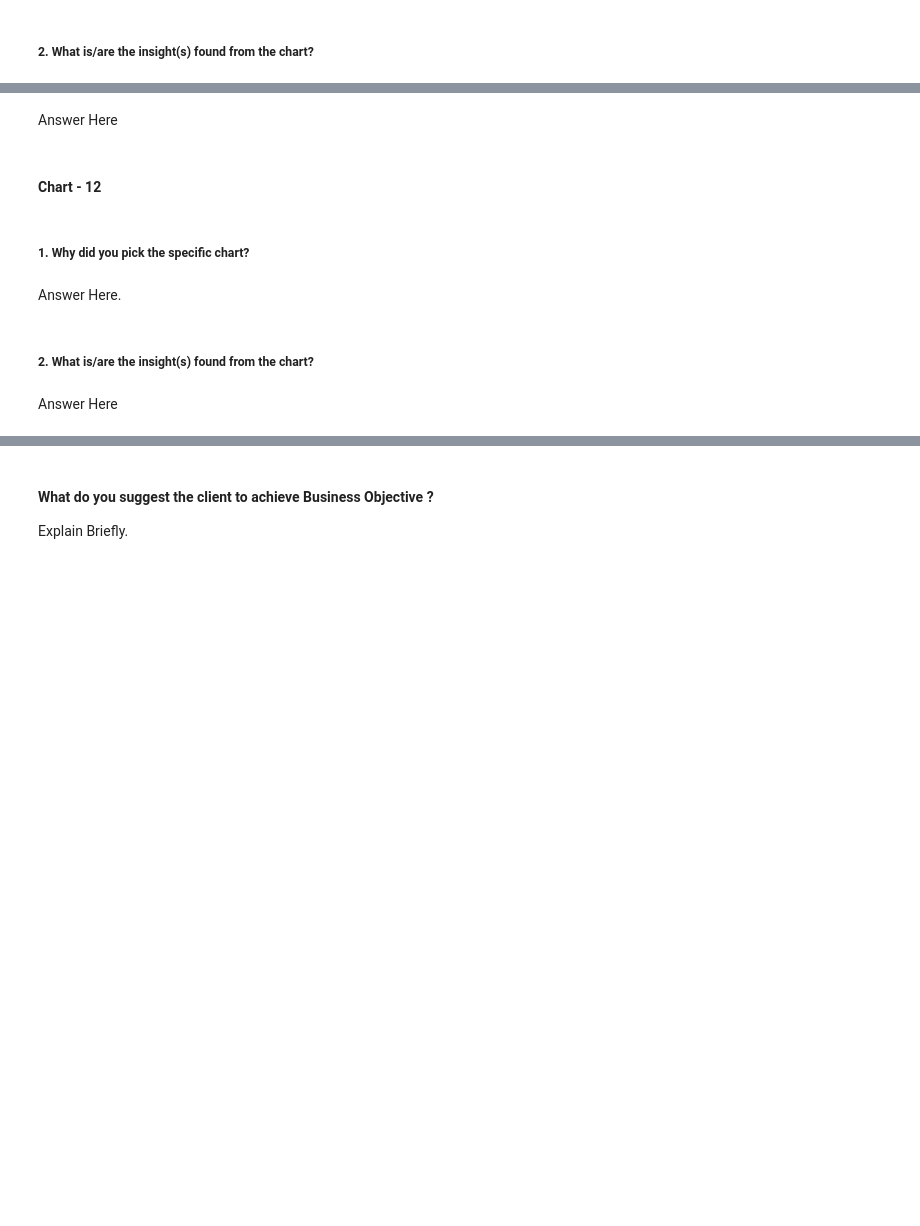
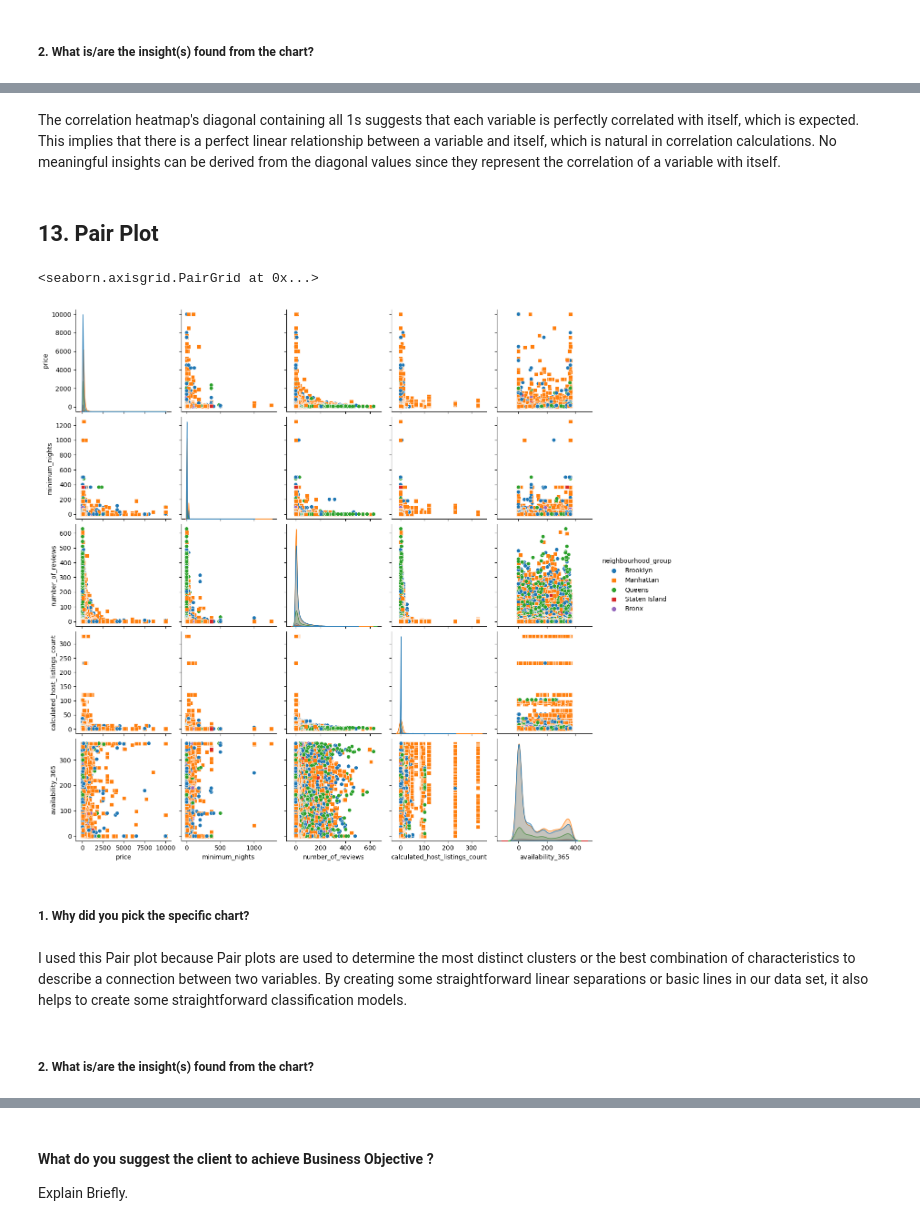
Before and after one commit to OmprakashDebata/Eda-Project-Airbnb, a Jupyter notebook: EDA_Airbnb_Submission.ipynb, the cells around one changed output, grey strips where cells are left out. Saved outputs shown, nothing was run; the diff lists cells and outputs as text; code cells hidden in the pictures; blank space fills up the shorter version.

```diff
--- a/EDA_Airbnb_Submission.ipynb
+++ b/EDA_Airbnb_Submission.ipynb
@@ -768,4 +823,0 @@ Are there any insights that lead to negative growth? Justify with specific reaso
-# %% [markdown]
-Answer Here
-# %% [markdown]
-#### Chart - 12
@@ -774,8 +824,19 @@ Answer Here
+# %% [markdown]
+The correlation heatmap's diagonal containing all 1s suggests that each variable is perfectly correlated with itself, which is expected. This implies that there is a perfect linear relationship between a variable and itself, which is natural in correlation calculations. No meaningful insights can be derived from the diagonal values since they represent the correlation of a variable with itself.
+# %% [markdown]
+## **13. Pair Plot**
+# %%
+# Chart - 13 visualization code
+import warnings
+warnings.filterwarnings('ignore')
+df_pair = airbnb[['neighbourhood_group', 'price', 'minimum_nights', 'number_of_reviews', 'calculated_host_listings_count', 'availability_365']].copy()
+sns.pairplot(df_pair, hue='neighbourhood_group', markers=['o', 's'])
+# %% [output]
+<seaborn.axisgrid.PairGrid at 0x...>
+[figure, added]
 # %% [markdown]
 ##### 1. Why did you pick the specific chart?
-# %% [markdown]
-Answer Here.
+# %% [markdown]
+I used this Pair plot because Pair plots are used to determine the most distinct clusters or the best combination of characteristics to describe a connection between two variables. By creating some straightforward linear separations or basic lines in our data set, it also helps to create some straightforward classification models.
 # %% [markdown]
 ##### 2. What is/are the insight(s) found from the chart?
-# %% [markdown]
-Answer Here
```
Also changed, not shown: parts of 54 cells of this notebook.
